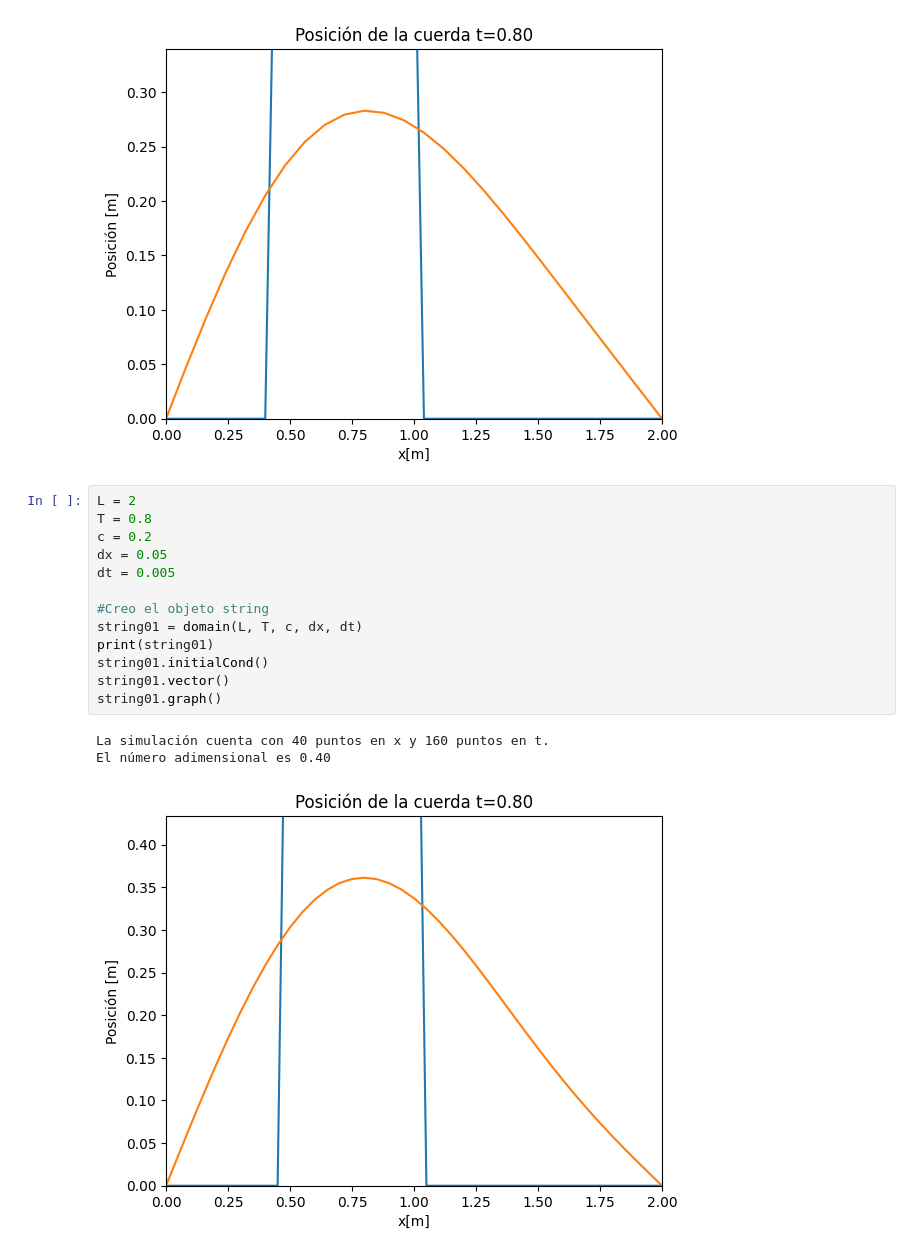
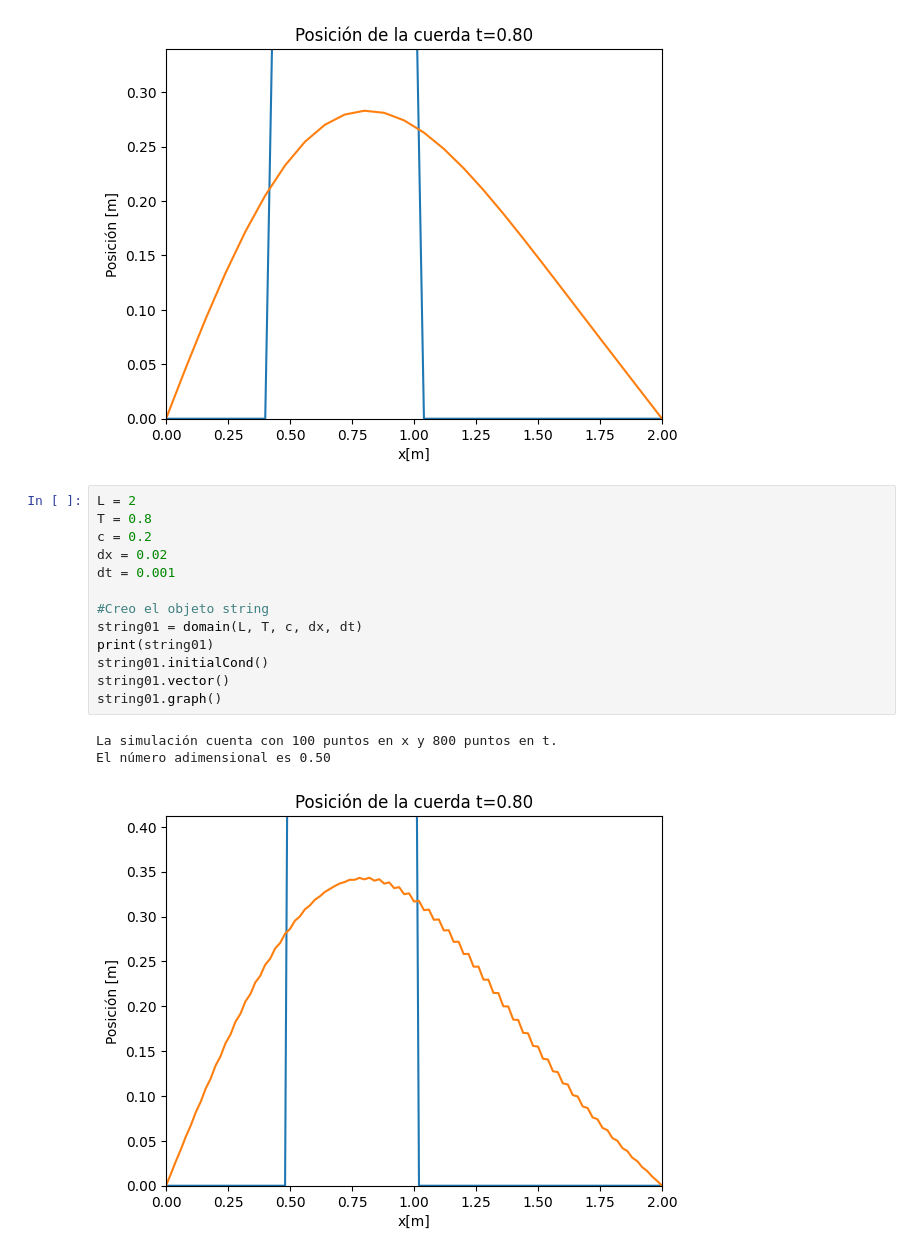
Before and after one commit to juhincapiem/CFD_codigos, a Jupyter notebook: FDM/1D_transient_Diffusion.ipynb, the cells around one changed output. Drawn from its saved outputs; the diff is of its cells as text.

```diff
--- a/FDM/1D_transient_Diffusion.ipynb
+++ b/FDM/1D_transient_Diffusion.ipynb
@@ -104,17 +104,17 @@ string.graph()
 # %%
 L = 2
 T = 0.8
 c = 0.2
-dx = 0.05
-dt = 0.005
+dx = 0.02
+dt = 0.001
 
 #Creo el objeto string
 string01 = domain(L, T, c, dx, dt)
 print(string01)
 string01.initialCond()
 string01.vector()
 string01.graph()
 # %% [output]
-La simulación cuenta con 40 puntos en x y 160 puntos en t.
-El número adimensional es 0.40
+La simulación cuenta con 100 puntos en x y 800 puntos en t.
+El número adimensional es 0.50
-[figure, old version]
+[figure, new version]
```
